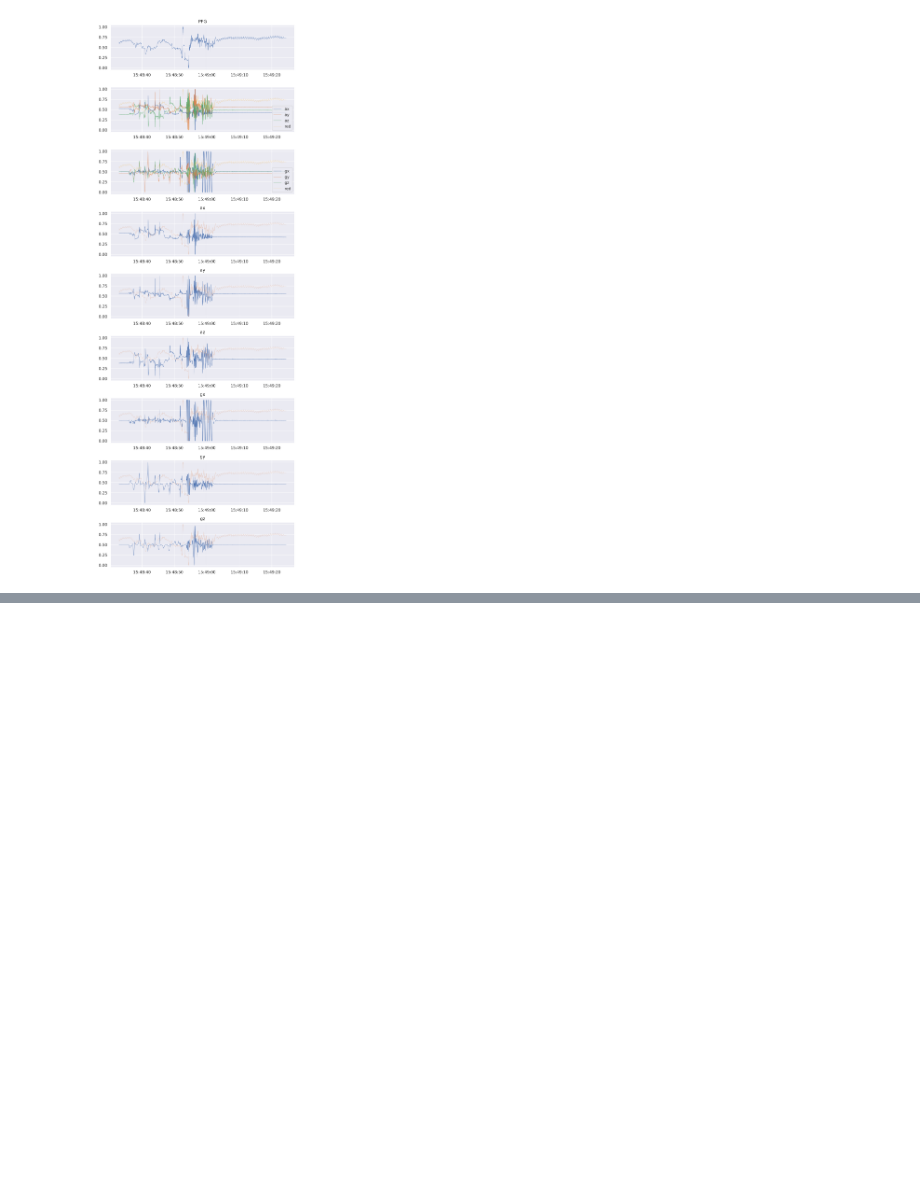
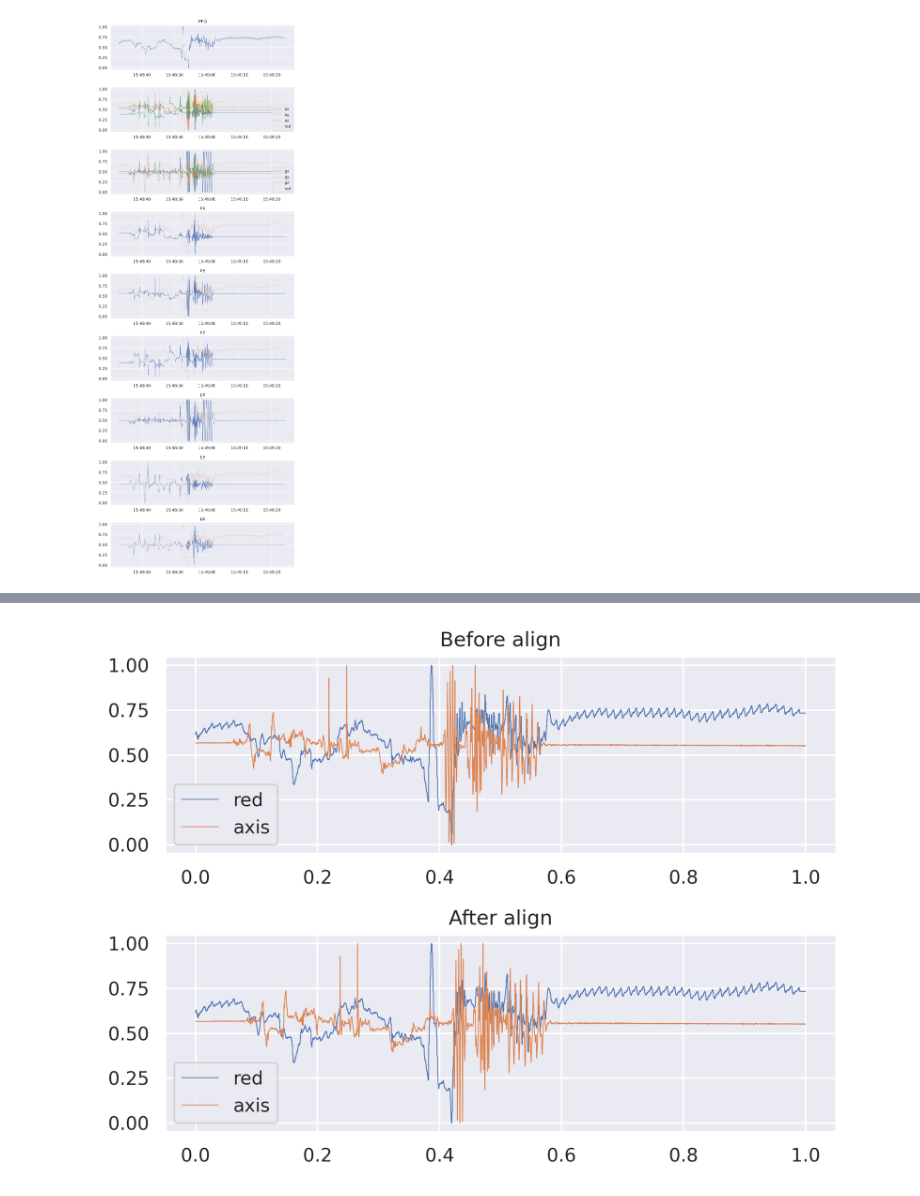
Before and after one commit to MyAlyce/myalyce_wavelet_and_classifier_tests, a Jupyter notebook: Filtering_with_acc_data.ipynb, the cells around one changed output, grey strips where cells are left out. Cells and saved outputs as stored; diff of their text form; code cells hidden in the pictures; blank space fills up the shorter version.

```diff
--- a/Filtering_with_acc_data.ipynb
+++ b/Filtering_with_acc_data.ipynb
@@ -83,3 +96,5 @@ df.drop(columns=['dt_x', 'dt_y', 'ir', 'timestamp_x', 'timestamp_y', 'localized'
+# %%
+df = df.drop(columns=['ir', 'timestamp_x', 'timestamp_y', 'localized'])
 # %%
 plt.plot(df['dt'], df['red'], lw=0.5)
 plt.plot(df['dt'], df['ax'], lw=0.5)
@@ -115,0 +135,2 @@ plt.savefig('PPG_IMU.png')
+# %%
+axis = df['ay']
@@ -115,0 +180,16 @@ plt.savefig('PPG_IMU.png')
+# %%
+fig = plt.figure()
+ax1 = plt.subplot(211)
+ax1.plot(np.linspace(0, 1, len(df['red'])), df['red'], lw=0.5)
+ax1.plot(np.linspace(0, 1, len(axis)), axis, lw=0.5)
+ax1.legend(['red', 'axis'])
+ax1.set_title('Before align')
+ax2 = plt.subplot(212)
+ax2.set_title('After align')
+ax2.plot(np.linspace(0, 1, len(df['red'])), df['red'], lw=0.5)
+lag = 180
+ax2.plot(np.linspace(0, 1, len(axis) + lag), np.concatenate((np.ones(lag) * axis[0], np.array(axis)), axis=0), lw=0.5)
+ax2.legend(['red', 'axis'])
+plt.tight_layout()
+# %% [output]
+[figure, added]
```
Also changed, not shown: parts of 29 cells of this notebook.
